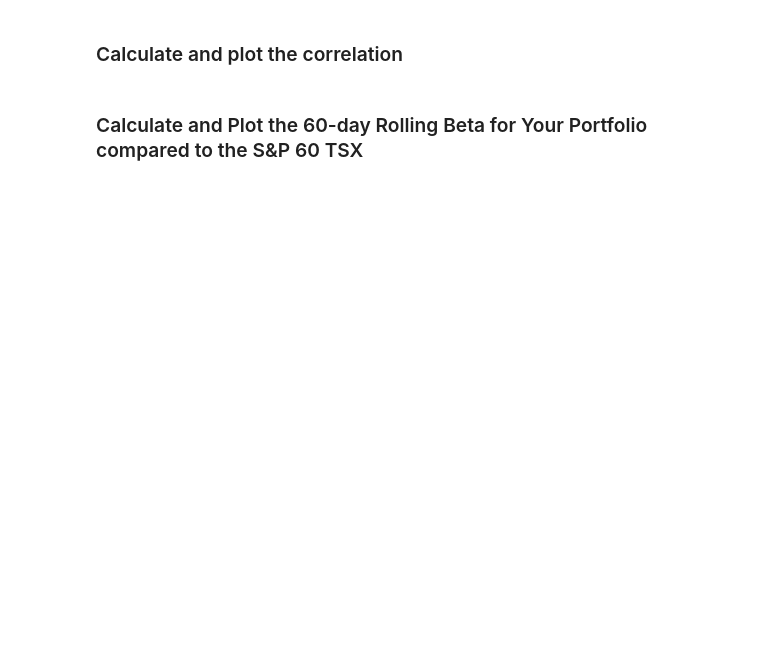
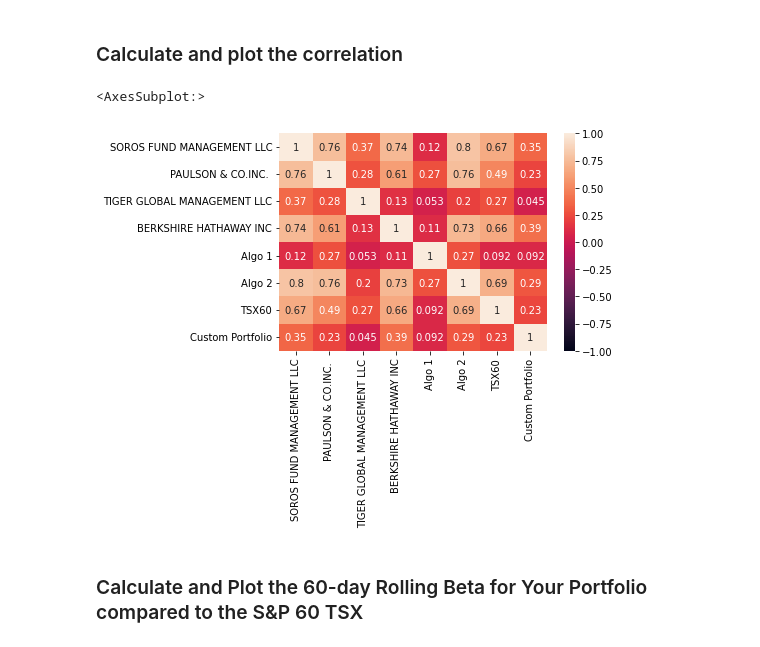
Before and after one commit to cjseeley7/Homework-Task-3, a Jupyter notebook: Week 3/Starter_Code/whale_analysis.ipynb, the cells around one changed output. Cells and saved outputs as stored; diff of their text form; code cells hidden in the pictures; blank space fills up the shorter version.

```diff
--- a/Week 3/Starter_Code/whale_analysis.ipynb
+++ b/Week 3/Starter_Code/whale_analysis.ipynb
@@ -727,2 +746,14 @@ dtype: int64
+# %%
+# Calculate the correlation
+new_price_correlation = all_portfolios.corr()
+
+
+# Display de correlation matrix
+
+import seaborn as sns
+sns.heatmap(new_price_correlation, vmin=-1, vmax=1, annot=True)
+# %% [output]
+<AxesSubplot:>
+[figure, added]
 # %% [markdown]
 ### Calculate and Plot the 60-day Rolling Beta for Your Portfolio compared to the S&P 60 TSX
```
Also changed, not shown: parts of 12 cells of this notebook.
